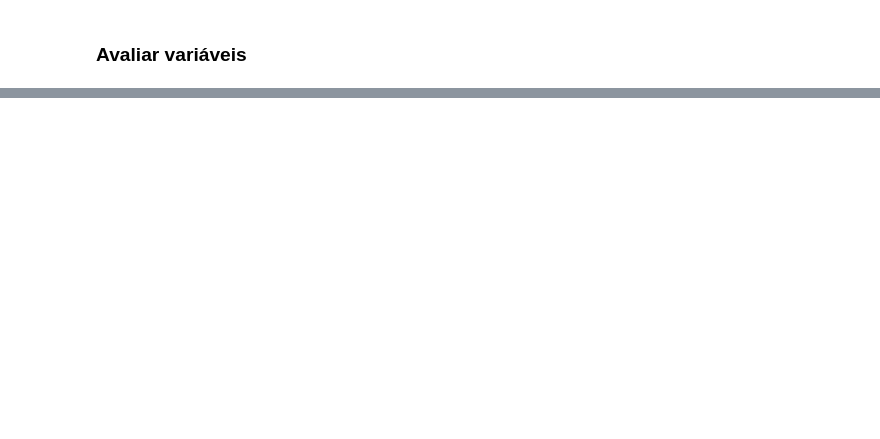
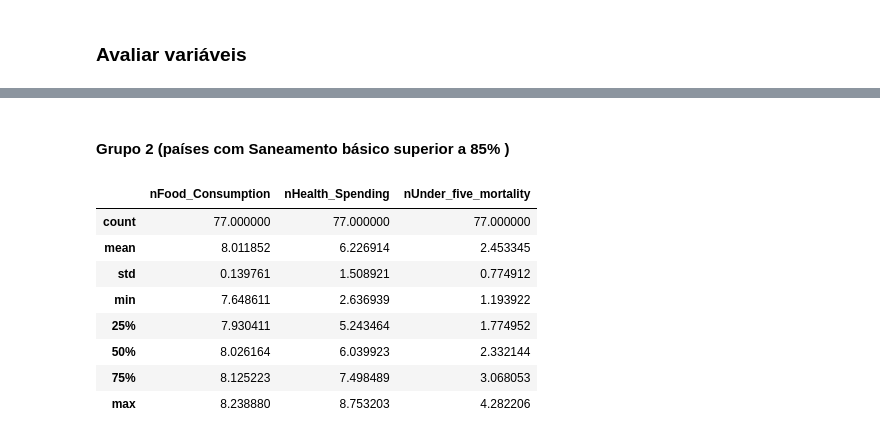
Before and after one commit to eduardotp1/CD, a Jupyter notebook: Projeto3_CD/Projeto-3.ipynb, the cells around one changed output, grey strips where cells are left out. Cells and saved outputs as stored; diff of their text form; code cells hidden in the pictures; blank space fills up the shorter version.

```diff
--- a/Projeto3_CD/Projeto-3.ipynb
+++ b/Projeto3_CD/Projeto-3.ipynb
@@ -189,0 +266,18 @@ Warnings:
+# %% [markdown]
+#### Grupo 2 (países com Saneamento básico superior a 85% )
+# %%
+grupo2 = pd.DataFrame()
+grupo2['nFood_Consumption']=dados[dados.Improved_Sanitation >= meio].nFood_Consumption
+grupo2['nHealth_Spending']=dados[dados.Improved_Sanitation >= meio].nHealth_Spending
+grupo2['nUnder_five_mortality']=dados[dados.Improved_Sanitation >= meio].nUnder_five_mortality
+grupo2.describe()
+# %% [output]
+|  | nFood_Consumption | nHealth_Spending | nUnder_five_mortality |
+| count | 77.000000 | 77.000000 | 77.000000 |
+| mean | 8.011852 | 6.226914 | 2.453345 |
+| std | 0.139761 | 1.508921 | 0.774912 |
+| min | 7.648611 | 2.636939 | 1.193922 |
+| 25% | 7.930411 | 5.243464 | 1.774952 |
+| 50% | 8.026164 | 6.039923 | 2.332144 |
+| 75% | 8.125223 | 7.498489 | 3.068053 |
+| max | 8.238880 | 8.753203 | 4.282206 |
```
Also changed, not shown: parts of 15 cells of this notebook.
